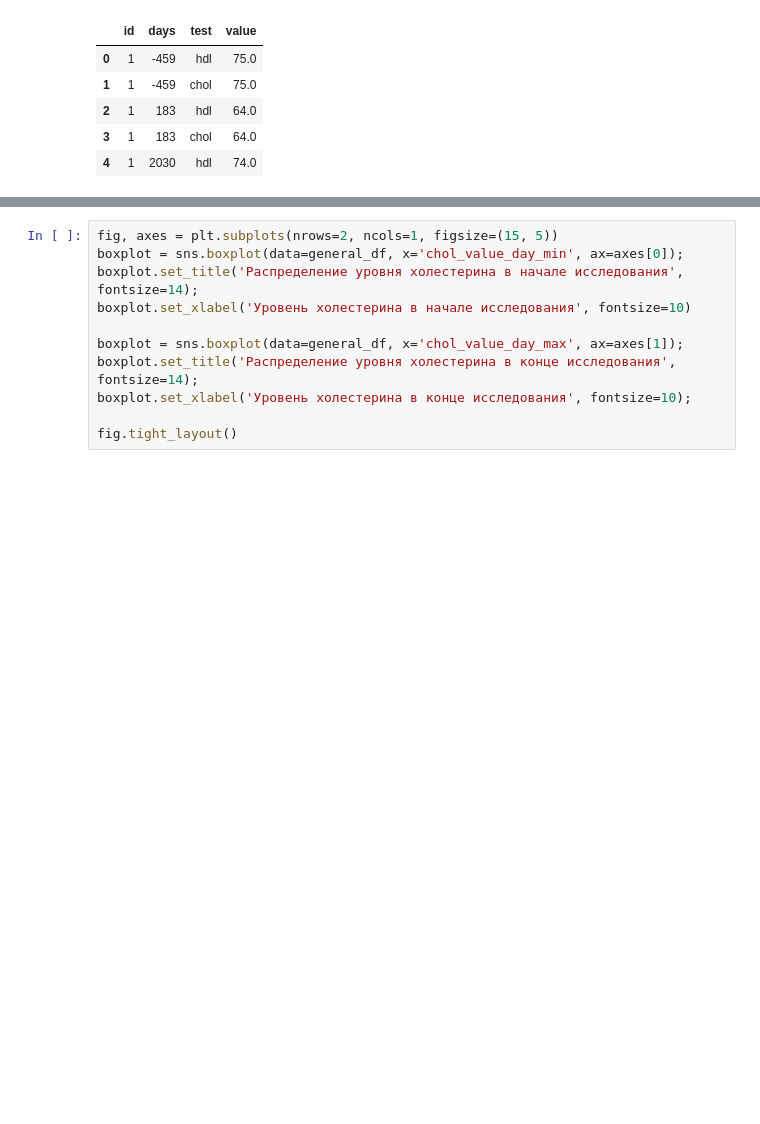
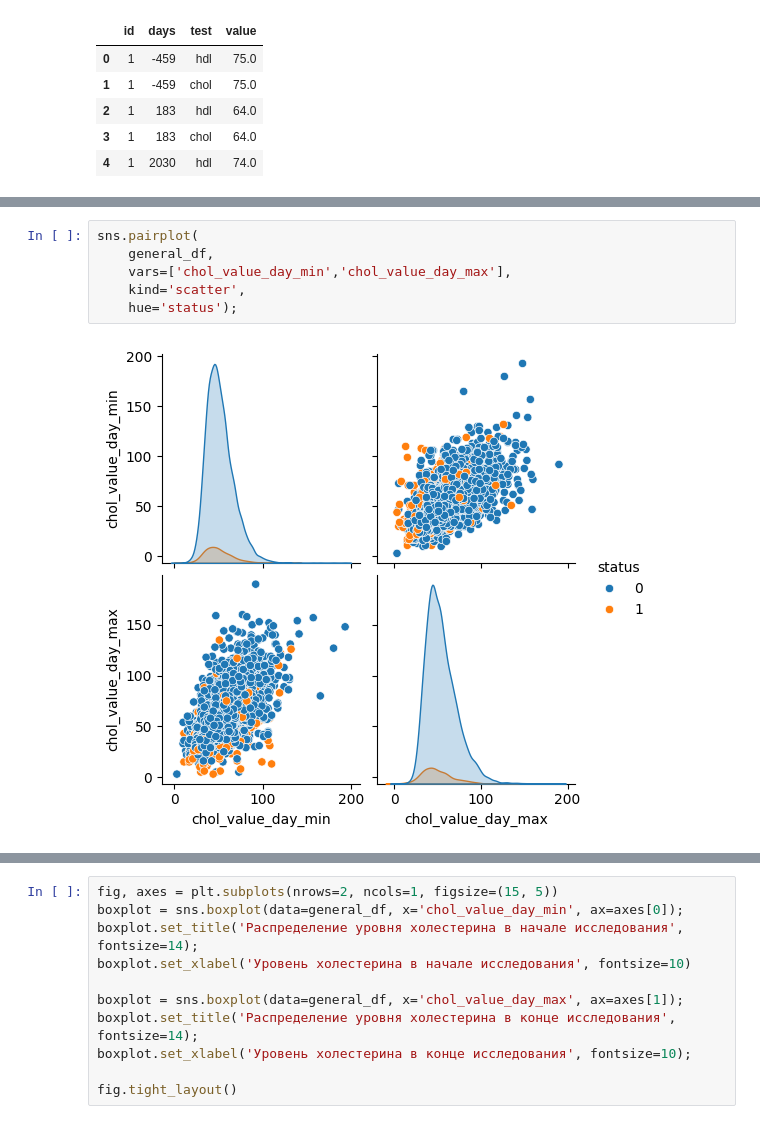
Before and after one commit to plitorak/NAFLD, a Jupyter notebook: main.ipynb, the cells around one changed output, grey strips where cells are left out. Drawn from its saved outputs; the diff is of its cells as text; blank space fills up the shorter version.

```diff
--- a/main.ipynb
+++ b/main.ipynb
@@ -511,0 +459,8 @@ Name: count, dtype: int64
+# %%
+sns.pairplot(
+    general_df,
+    vars=['chol_value_day_min','chol_value_day_max'],
+    kind='scatter',
+    hue='status');
+# %% [output]
+[figure, added]
```
Also changed, not shown: parts of 39 cells of this notebook.
